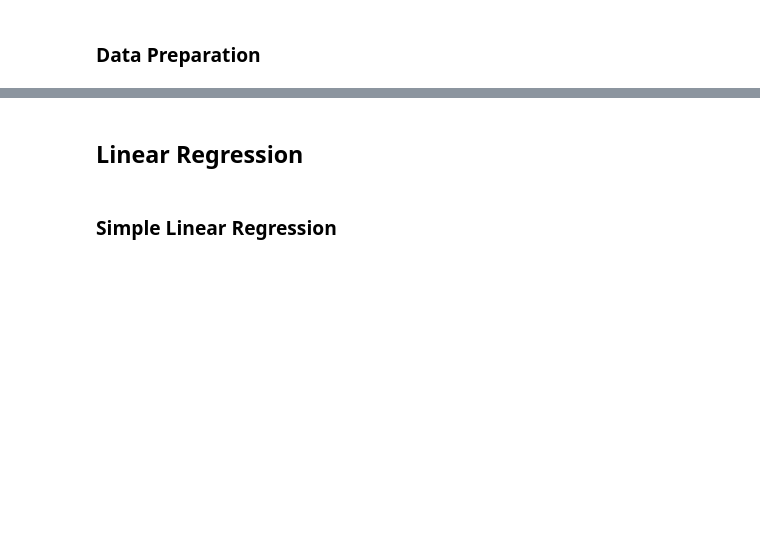
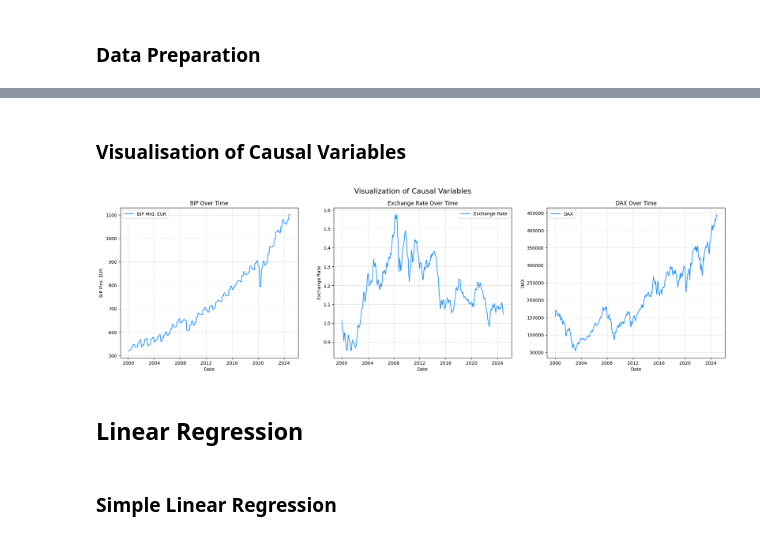
Before and after one commit to eliaspfe/BI_Vorlesung, a Jupyter notebook: Forecasting_Exports.ipynb, the cells around one changed output, grey strips where cells are left out. Drawn from its saved outputs; the diff is of its cells as text; code cells hidden in the pictures; blank space fills up the shorter version.

```diff
--- a/Forecasting_Exports.ipynb
+++ b/Forecasting_Exports.ipynb
@@ -96,3 +105,38 @@ df
+# %% [markdown]
+### Visualisation of Causal Variables
+# %%
+# Create a figure with three subplots in one row
+fig, axes = plt.subplots(1, 3, figsize=(24, 6))
+
+# Plot BIP over time
+axes[0].plot(df['Date'], df['BIP Mrd. EUR'], label='BIP Mrd. EUR', color='dodgerblue')
+axes[0].set_title('BIP Over Time')
+axes[0].set_xlabel('Date')
+axes[0].set_ylabel('BIP Mrd. EUR')
+axes[0].grid(True, linestyle='--', alpha=0.5)
+axes[0].legend()
+
+# Plot exchange rate over time
+axes[1].plot(df['Date'], df['Monthly_Avg_Exchange_Rate'], label='Exchange Rate', color='dodgerblue')
+axes[1].set_title('Exchange Rate Over Time')
+axes[1].set_xlabel('Date')
+axes[1].set_ylabel('Exchange Rate')
+axes[1].grid(True, linestyle='--', alpha=0.5)
+axes[1].legend()
+
+# Plot DAX over time
+axes[2].plot(df['Date'], df['DAX'], label='DAX', color='dodgerblue')
+axes[2].set_title('DAX Over Time')
+axes[2].set_xlabel('Date')
+axes[2].set_ylabel('DAX')
+axes[2].grid(True, linestyle='--', alpha=0.5)
+axes[2].legend()
+
+# Adjust layout
+fig.suptitle('Visualization of Causal Variables', fontsize=16)
+plt.show()
+# %% [output]
+[figure, added]
 # %% [markdown]
 ## Linear Regression
 # %% [markdown]
```
Also changed, not shown: parts of 6 cells of this notebook, 1 other file.
